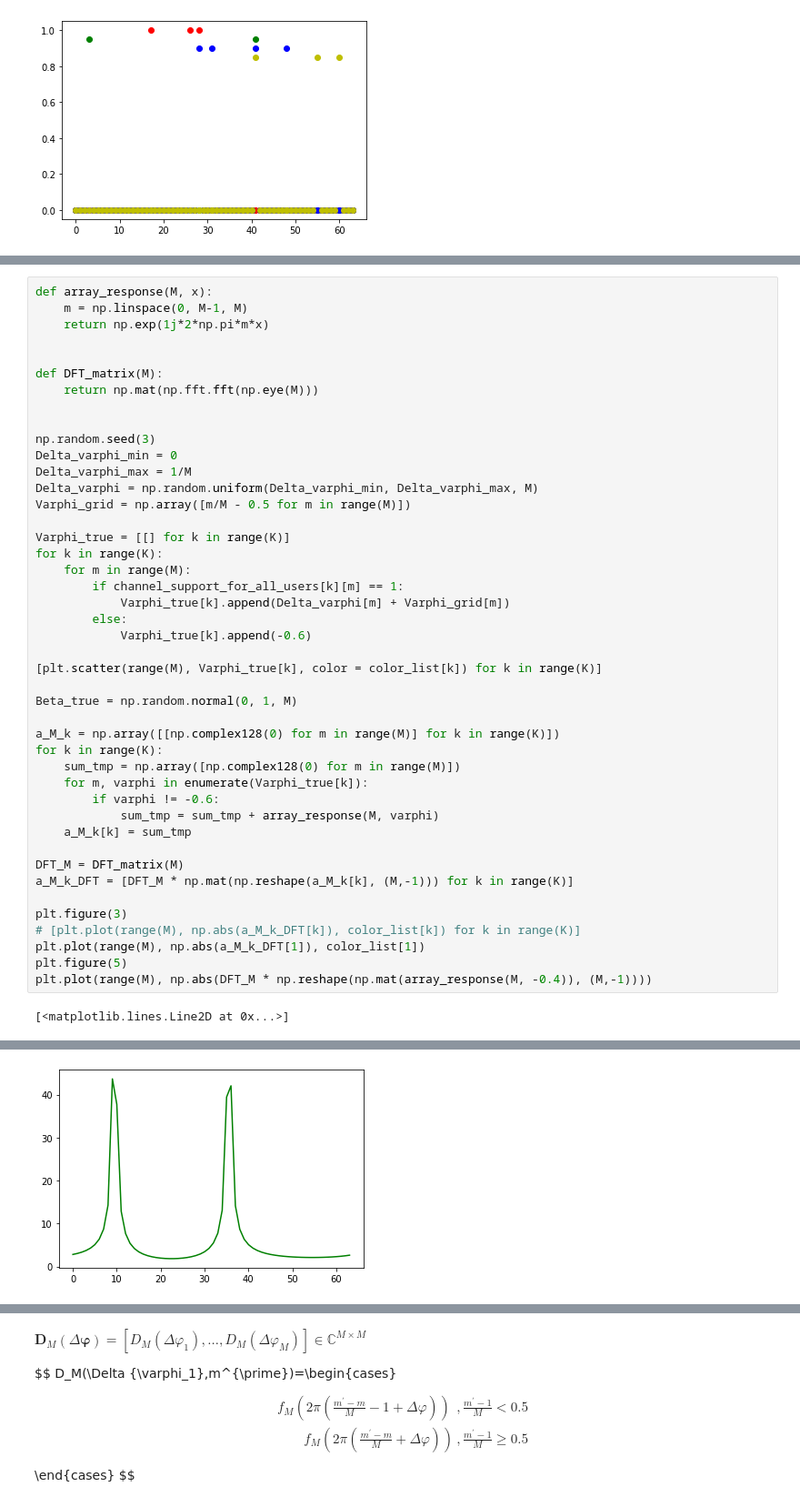
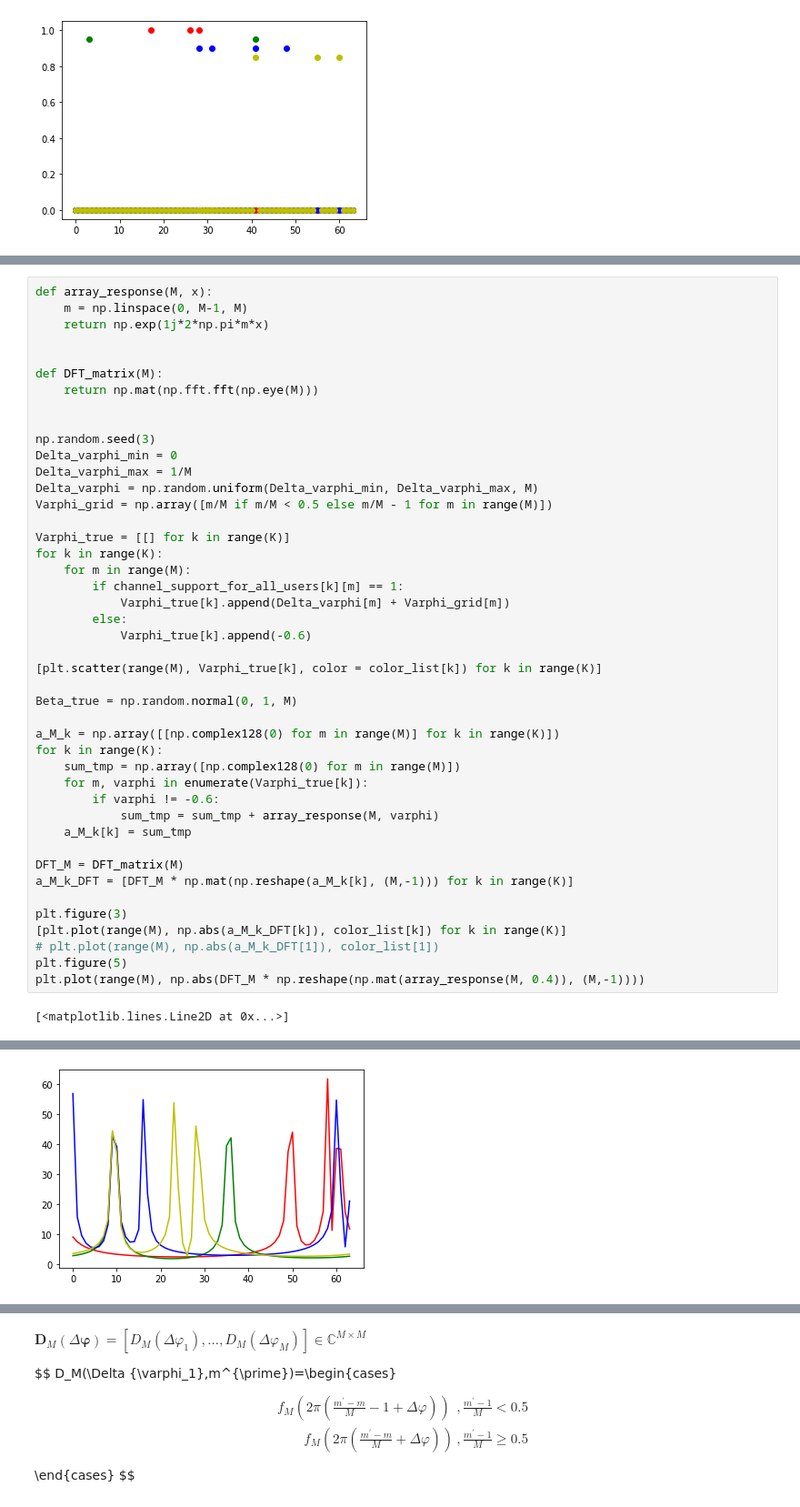
Before and after one commit to Brook1711/RIS-Angular-Domain, a Jupyter notebook: code_main/Alg.ipynb, the cells around one changed output, grey strips where cells are left out. Shown at 91% size. Saved outputs shown, nothing was run; the diff lists cells and outputs as text.

```diff
--- a/code_main/Alg.ipynb
+++ b/code_main/Alg.ipynb
@@ -104,37 +110,37 @@ np.random.seed(3)
 Delta_varphi_min = 0
 Delta_varphi_max = 1/M
 Delta_varphi = np.random.uniform(Delta_varphi_min, Delta_varphi_max, M)
-Varphi_grid = np.array([m/M - 0.5 for m in range(M)])
+Varphi_grid = np.array([m/M if m/M < 0.5 else m/M - 1 for m in range(M)])
 
 Varphi_true = [[] for k in range(K)]
 for k in range(K):
     for m in range(M):
         if channel_support_for_all_users[k][m] == 1:
             Varphi_true[k].append(Delta_varphi[m] + Varphi_grid[m])
         else:
             Varphi_true[k].append(-0.6)
 
 [plt.scatter(range(M), Varphi_true[k], color = color_list[k]) for k in range(K)]
 
 Beta_true = np.random.normal(0, 1, M)
 
 a_M_k = np.array([[np.complex128(0) for m in range(M)] for k in range(K)])
 for k in range(K):
     sum_tmp = np.array([np.complex128(0) for m in range(M)])
     for m, varphi in enumerate(Varphi_true[k]):
         if varphi != -0.6:
             sum_tmp = sum_tmp + array_response(M, varphi)
     a_M_k[k] = sum_tmp
 
 DFT_M = DFT_matrix(M)
 a_M_k_DFT = [DFT_M * np.mat(np.reshape(a_M_k[k], (M,-1))) for k in range(K)]
 
 plt.figure(3)
-# [plt.plot(range(M), np.abs(a_M_k_DFT[k]), color_list[k]) for k in range(K)]
-plt.plot(range(M), np.abs(a_M_k_DFT[1]), color_list[1])
+[plt.plot(range(M), np.abs(a_M_k_DFT[k]), color_list[k]) for k in range(K)]
+# plt.plot(range(M), np.abs(a_M_k_DFT[1]), color_list[1])
 plt.figure(5)
-plt.plot(range(M), np.abs(DFT_M * np.reshape(np.mat(array_response(M, -0.4)), (M,-1))))
+plt.plot(range(M), np.abs(DFT_M * np.reshape(np.mat(array_response(M, 0.4)), (M,-1))))
 # %% [output]
 [<matplotlib.lines.Line2D at 0x...>]
 [figure]
-[figure, old version]
+[figure, new version]
```
Also changed, not shown: parts of 3 cells of this notebook, 1 other file.
